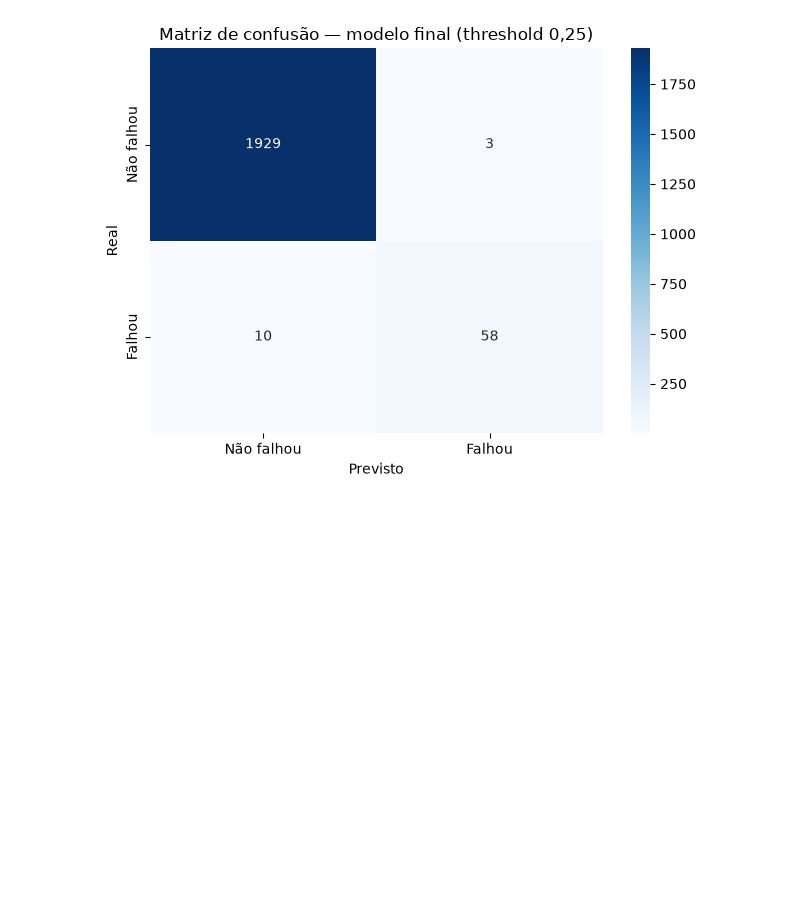
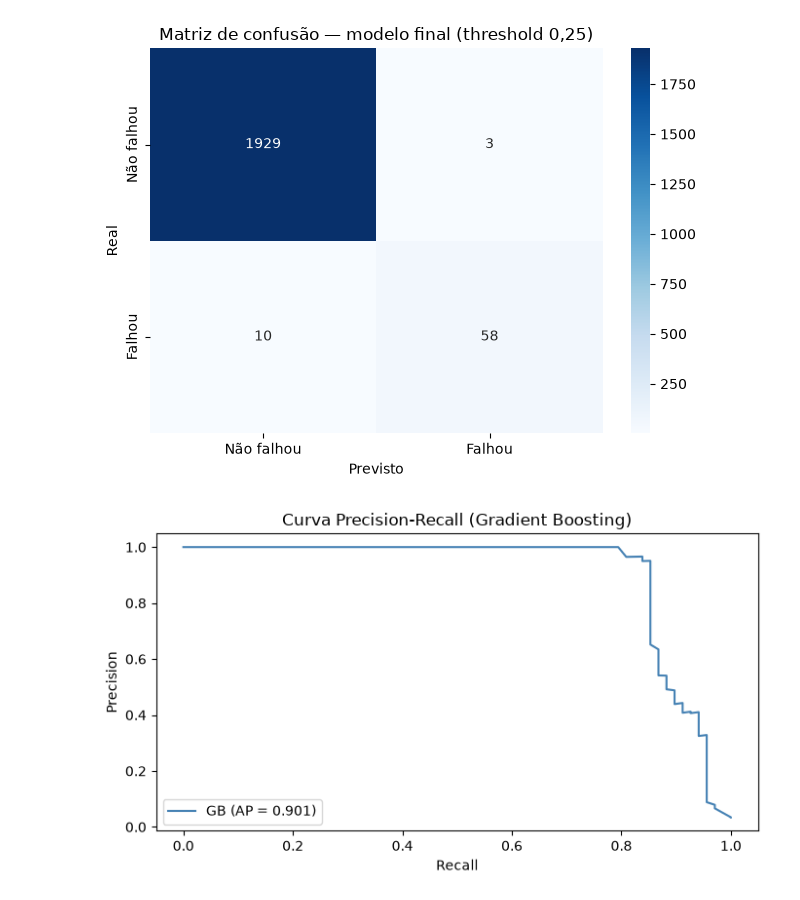
Before and after one commit to IsantoDev/industria-preditiva, a Jupyter notebook: notebooks/02_modelagem.ipynb, the cells around one changed output. Saved outputs shown, nothing was run; the diff lists cells and outputs as text; code cells hidden in the pictures; blank space fills up the shorter version.

Commit message:
feat: visualizacoes VIF e curva precision-recall

```diff
--- a/notebooks/02_modelagem.ipynb
+++ b/notebooks/02_modelagem.ipynb
@@ -203,3 +203,19 @@ plt.tight_layout()
 plt.show()
 # %% [output]
 [figure]
+# %%
+from sklearn.metrics import precision_recall_curve, average_precision_score
+
+prec, rec, ths = precision_recall_curve(y_test, y_proba_gb)
+ap = average_precision_score(y_test, y_proba_gb)
+
+fig, ax = plt.subplots(figsize=(7, 4))
+ax.plot(rec, prec, color="steelblue", label=f"GB (AP = {ap:.3f})")
+ax.set_xlabel("Recall")
+ax.set_ylabel("Precision")
+ax.set_title("Curva Precision-Recall (Gradient Boosting)")
+ax.legend()
+plt.tight_layout()
+plt.show()
+# %% [output]
+[figure, added]
```
